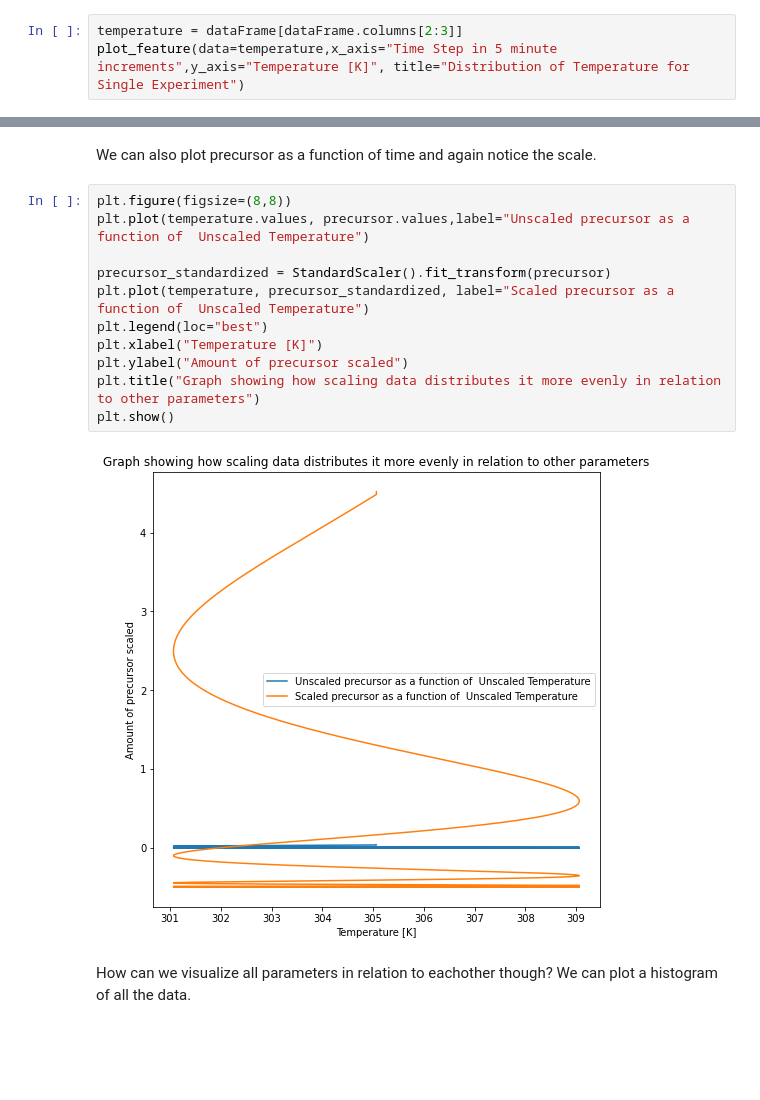
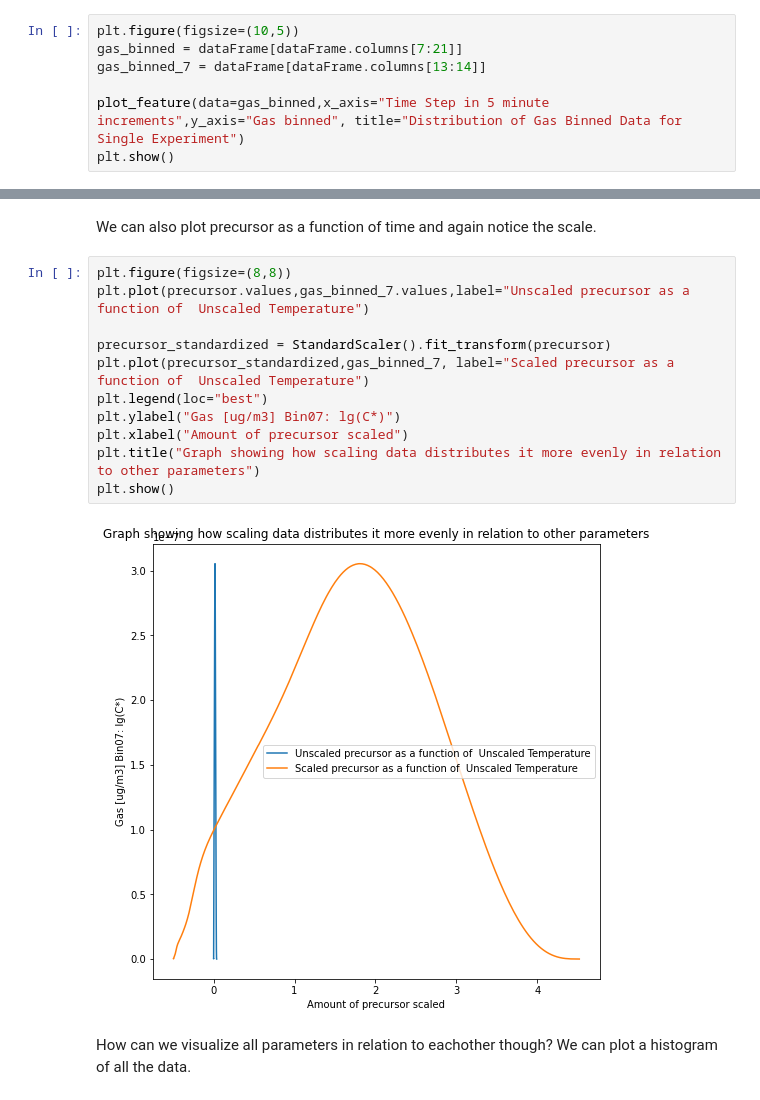
Before and after one commit to NCAR/ai4essportal, a Jupyter notebook: NB1_data_exploration.ipynb, the cells around one changed output, grey strips where cells are left out. Drawn from its saved outputs; the diff is of its cells as text; blank space fills up the shorter version.

```diff
--- a/NB1_data_exploration.ipynb
+++ b/NB1_data_exploration.ipynb
@@ -104,4 +125,8 @@ Notice that precursor follows an exponential decay distribution. How about we ta
 # %%
-temperature = dataFrame[dataFrame.columns[2:3]]
-plot_feature(data=temperature,x_axis="Time Step in 5 minute increments",y_axis="Temperature [K]", title="Distribution of Temperature for Single Experiment")
+plt.figure(figsize=(10,5))
+gas_binned = dataFrame[dataFrame.columns[7:21]]
+gas_binned_7 = dataFrame[dataFrame.columns[13:14]]
+
+plot_feature(data=gas_binned,x_axis="Time Step in 5 minute increments",y_axis="Gas binned", title="Distribution of Gas Binned Data for Single Experiment")
+plt.show()
 # %% [output]
@@ -127,17 +152,17 @@ plt.show()
 We can also plot precursor as a function of time and again notice the scale.
 # %%
 plt.figure(figsize=(8,8))
-plt.plot(temperature.values, precursor.values,label="Unscaled precursor as a function of  Unscaled Temperature")
+plt.plot(precursor.values,gas_binned_7.values,label="Unscaled precursor as a function of  Unscaled Temperature")
 
 precursor_standardized = StandardScaler().fit_transform(precursor)
-plt.plot(temperature, precursor_standardized, label="Scaled precursor as a function of  Unscaled Temperature")
+plt.plot(precursor_standardized,gas_binned_7, label="Scaled precursor as a function of  Unscaled Temperature")
 plt.legend(loc="best")
-plt.xlabel("Temperature [K]")
-plt.ylabel("Amount of precursor scaled")
+plt.ylabel("Gas [ug/m3] Bin07: lg(C*)")
+plt.xlabel("Amount of precursor scaled")
 plt.title("Graph showing how scaling data distributes it more evenly in relation to other parameters")
 plt.show()
 # %% [output]
-[figure, old version]
+[figure, new version]
 # %% [markdown]
 How can we visualize all parameters in relation to eachother though? We can plot a histogram of all the data.
 # %%
```
Also changed, not shown: parts of 74 cells of this notebook.
